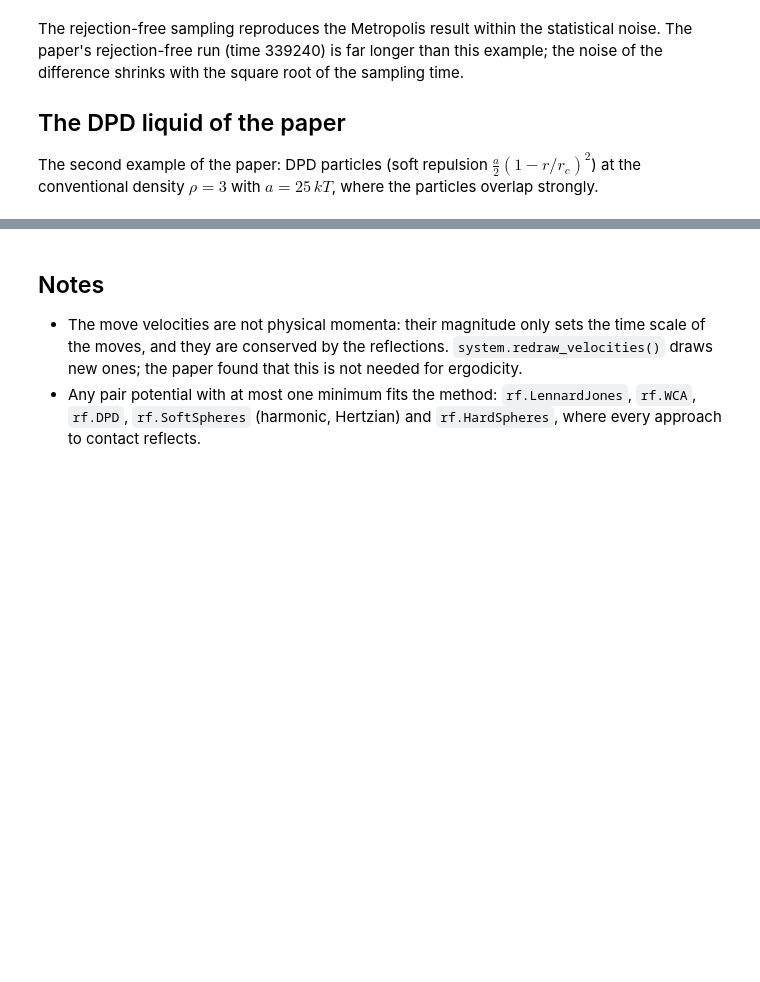
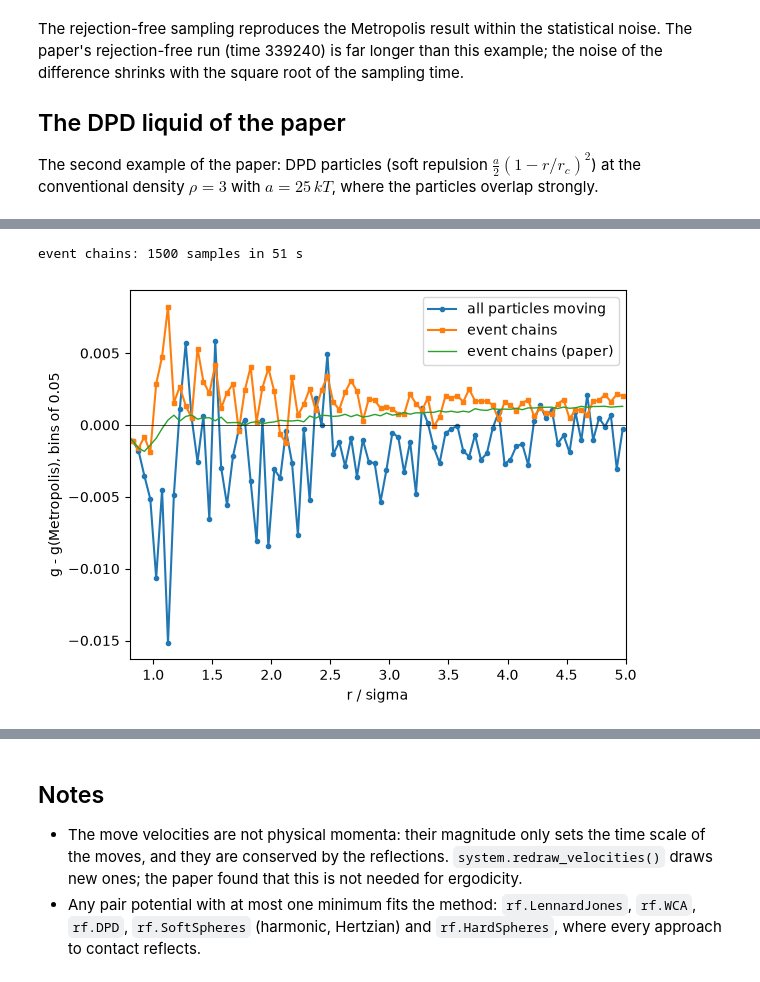
Before and after one commit to computational-chemical-engineering/spheropack, a Jupyter notebook: docs/notebooks/05_rejection_free_lennard_jones.ipynb, the cells around one changed output, grey strips where cells are left out. Cells and saved outputs as stored; diff of their text form; code cells hidden in the pictures; blank space fills up the shorter version.

```diff
--- a/docs/notebooks/05_rejection_free_lennard_jones.ipynb
+++ b/docs/notebooks/05_rejection_free_lennard_jones.ipynb
@@ -105,3 +109,18 @@ The second example of the paper: DPD particles (soft repulsion $\frac{a}{2}(1 -
+# %%
+chain = rf.System(start.positions, box=start.container, potential=lj, kT=T, seed=2, method="event_chain")
+chain.run(100.0)
+t0 = time.perf_counter()
+g_chain = rf.radial_distribution(chain, n_samples=1500, interval=1.0, r_max=5.0, bins=1000)
+print(f"event chains: 1500 samples in {time.perf_counter() - t0:.0f} s")
+
+plt.plot(coarse(g.r), coarse(g.g) - coarse(metropolis), "o-", ms=3, label="all particles moving")
+plt.plot(coarse(g_chain.r), coarse(g_chain.g) - coarse(metropolis), "s-", ms=3, label="event chains")
+plt.plot(coarse(ref[:, 8]), coarse(ref[:, 9]) - coarse(metropolis), lw=1, label="event chains (paper)")
+plt.axhline(0, color="k", lw=0.5)
+plt.xlim(0.8, 5); plt.xlabel("r / sigma"); plt.ylabel("g - g(Metropolis), bins of 0.05"); plt.legend();
+# %% [output]
+event chains: 1500 samples in 51 s
+[figure, added]
 # %%
 dpd = rf.System(n=375, box=sp.PeriodicBox(5.0), potential=rf.DPD(a=25.0), kT=1.0, seed=2)
 dpd.run(20.0)
```
Also changed, not shown: parts of 5 cells of this notebook, 8 other files.
